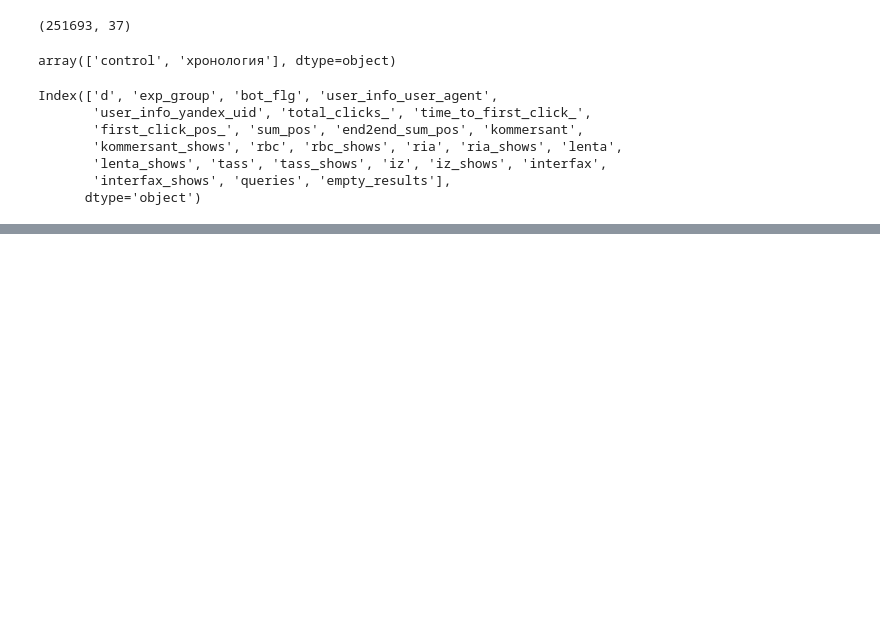
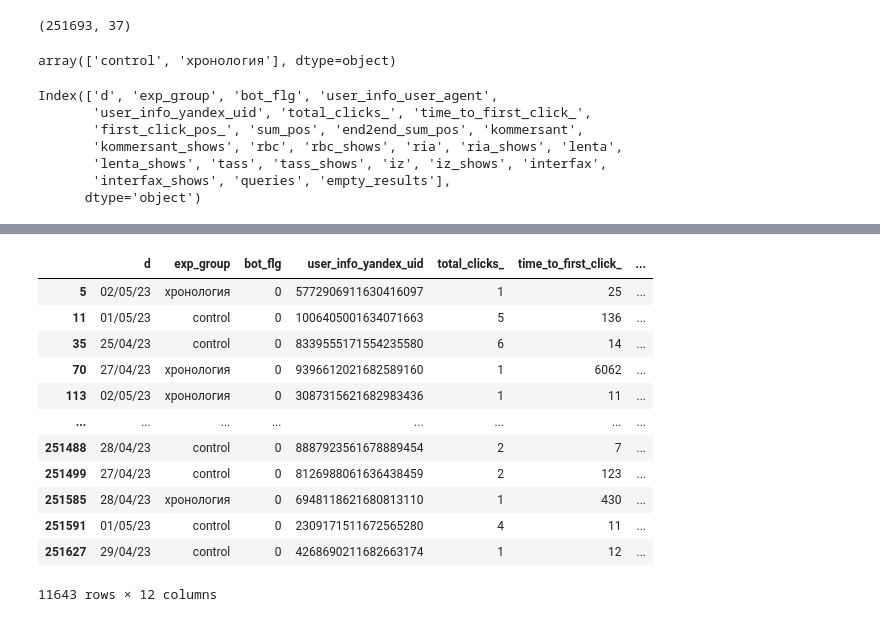
Before and after one commit to pileyan/HSE_Statistics_1, a Jupyter notebook: lect 10 CUPED/New test.ipynb, the cells around one changed output, grey strips where cells are left out. Saved outputs shown, nothing was run; the diff lists cells and outputs as text; code cells hidden in the pictures; blank space fills up the shorter version.

```diff
--- a/lect 10 CUPED/New test.ipynb
+++ b/lect 10 CUPED/New test.ipynb
@@ -47,0 +126,16 @@ df
+# %%
+df[df.sum_pos != 0]
+# %% [output]
+|  | d | exp_group | bot_flg | user_info_yandex_uid | total_clicks_ | time_to_first_click_ | ... |
+| 5 | 02/05/23 | хронология | 0 | 5772906911630416097 | 1 | 25 | ... |
+| 11 | 01/05/23 | control | 0 | 1006405001634071663 | 5 | 136 | ... |
+| 35 | 25/04/23 | control | 0 | 8339555171554235580 | 6 | 14 | ... |
+| 70 | 27/04/23 | хронология | 0 | 9396612021682589160 | 1 | 6062 | ... |
+| 113 | 02/05/23 | хронология | 0 | 3087315621682983436 | 1 | 11 | ... |
+| ... | ... | ... | ... | ... | ... | ... | ... |
+| 251488 | 28/04/23 | control | 0 | 8887923561678889454 | 2 | 7 | ... |
+| 251499 | 27/04/23 | control | 0 | 8126988061636438459 | 2 | 123 | ... |
+| 251585 | 28/04/23 | хронология | 0 | 6948118621680813110 | 1 | 430 | ... |
+| 251591 | 01/05/23 | control | 0 | 2309171511672565280 | 4 | 11 | ... |
+| 251627 | 29/04/23 | control | 0 | 4268690211682663174 | 1 | 12 | ... |
+11643 rows × 12 columns
```
Also changed, not shown: parts of 16 cells of this notebook, 1 other file.
